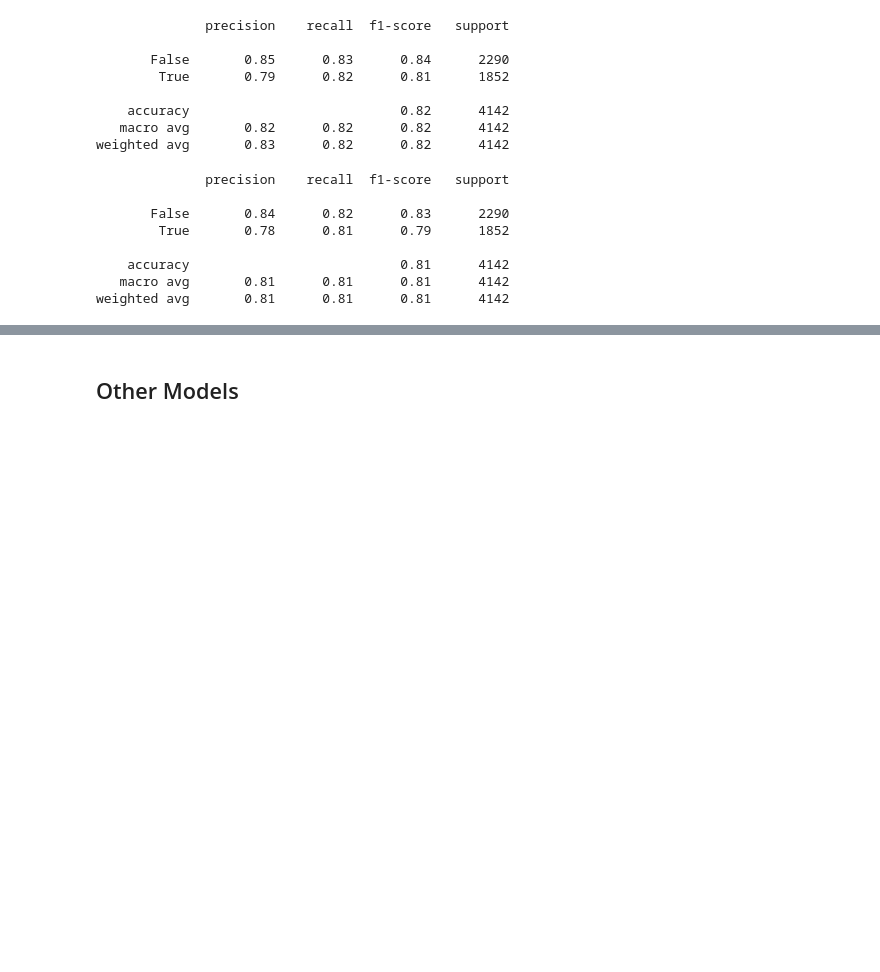
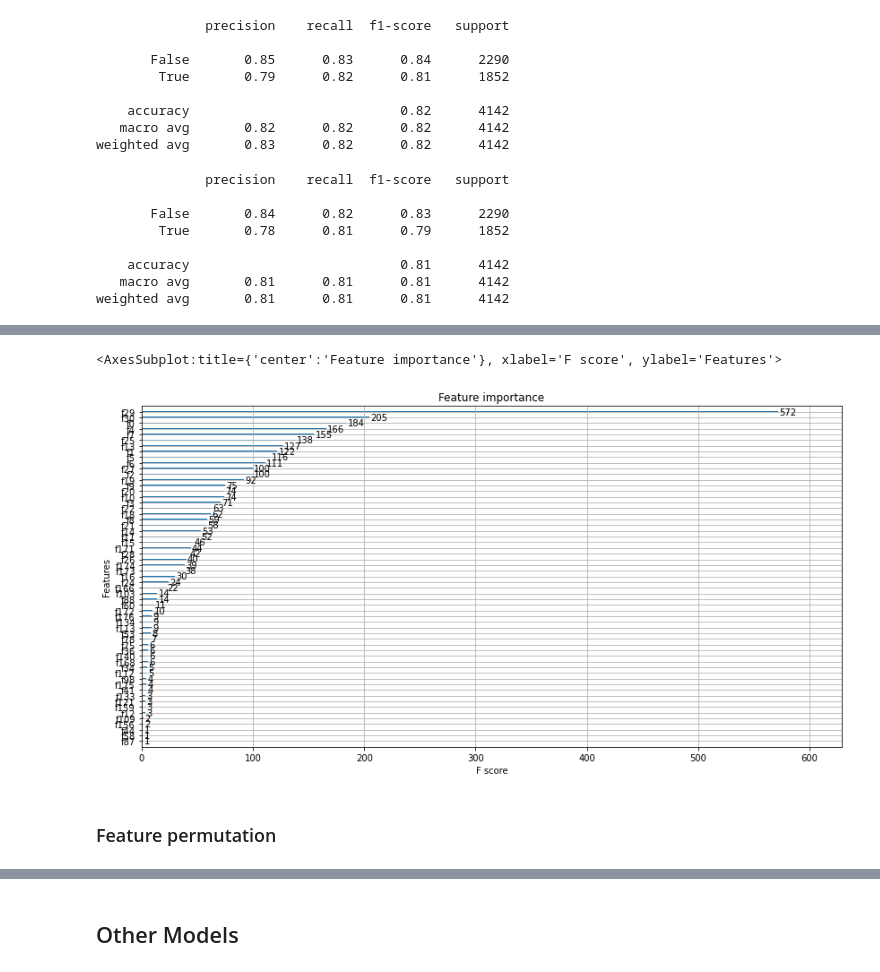
Before and after one commit to JeremyDel/himalaya-project, a Jupyter notebook: himalaya-project/kyril.ipynb, the cells around one changed output, grey strips where cells are left out. Cells and saved outputs as stored; diff of their text form; code cells hidden in the pictures; blank space fills up the shorter version.

```diff
--- a/himalaya-project/kyril.ipynb
+++ b/himalaya-project/kyril.ipynb
@@ -172,0 +208,11 @@ weighted avg       0.81      0.81      0.81      4142
+# %%
+from xgboost import plot_importance
+import matplotlib.pyplot as plt
+# plot feature importance
+plt.rcParams["figure.figsize"] = (14, 7)
+plot_importance(boost)
+# %% [output]
+<AxesSubplot:title={'center':'Feature importance'}, xlabel='F score', ylabel='Features'>
+[figure, added]
+# %% [markdown]
+### Feature permutation
```
Also changed, not shown: parts of 10 cells of this notebook.
